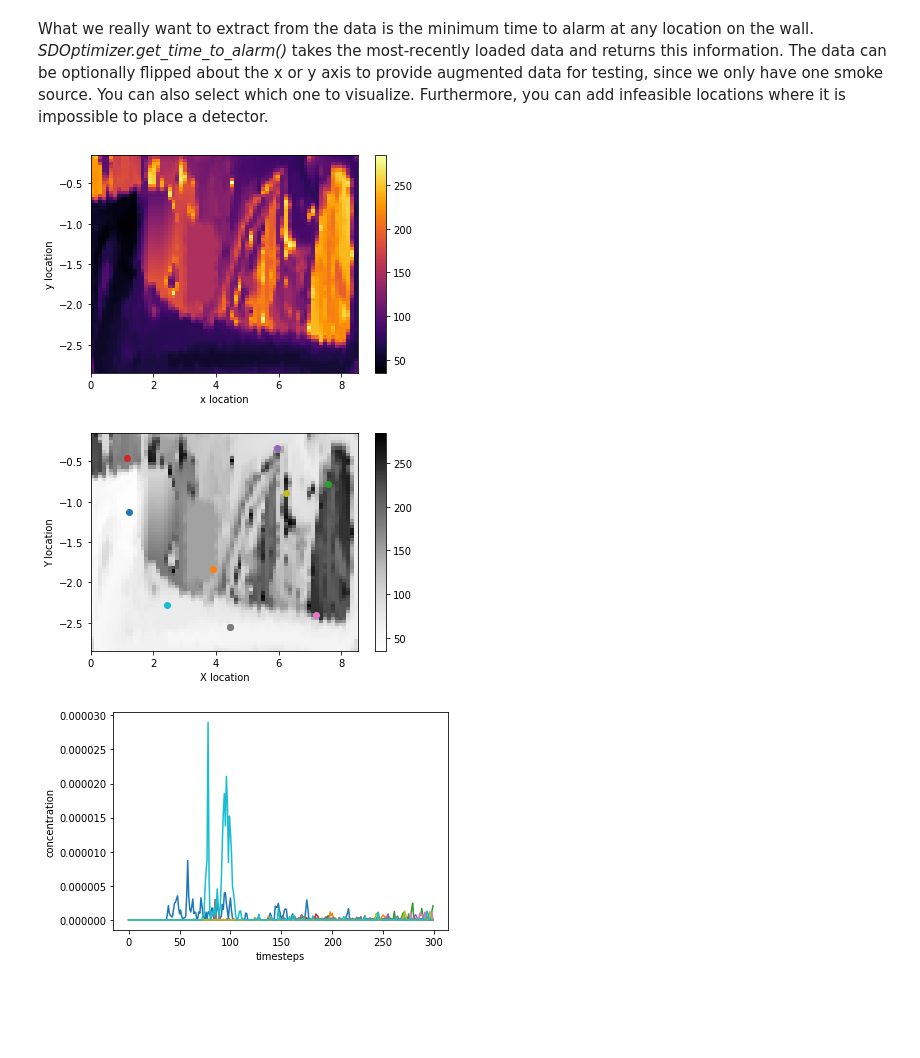
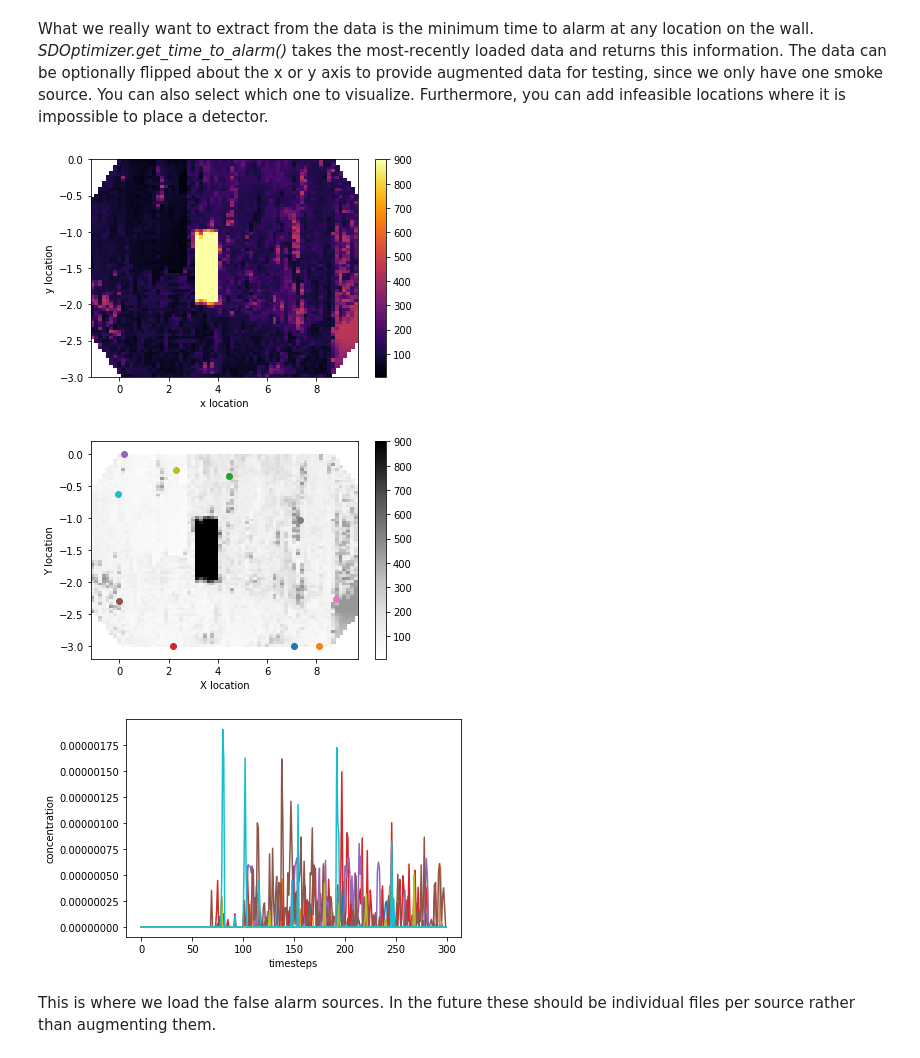
Before and after one commit to russelldj/SmokeDetectorOptimization, a Jupyter notebook: StreamlinedExperiments.ipynb, the cells around one changed output. Drawn from its saved outputs; the diff is of its cells as text; code cells hidden in the pictures; blank space fills up the shorter version.

```diff
--- a/StreamlinedExperiments.ipynb
+++ b/StreamlinedExperiments.ipynb
@@ -9,7 +9,8 @@ import matplotlib as plt
 
 #importlib.reload(SDOmodule)
 plt.rcParams["figure.figsize"] = (10, 7)
-DATA_FILE = "exportUSLab.csv"  # Points to the data Katie gave us
-DATA_DIR = "data/data 2-19-10-20200329T152004Z-001" # this data was emailed around
+SMOKE_DATA_DIR = "data/smoke_data_full3D" # this data was emailed around
+FALSE_ALARM_DATA_DIR = "data/bike_data_full3D"
+INFEASIBLE = [(3, -2, 4, -1)] # The infeasible region
 
 SDO = SDOptimizer()
@@ -18,15 +17,16 @@ SDO = SDOptimizer()
 # %% [markdown]
 What we really want to extract from the data is the minimum time to alarm at any location on the wall. _SDOptimizer.get\_time\_to\_alarm()_ takes the most-recently loaded data and returns this information. The data can be optionally flipped about the x or y axis to provide augmented data for testing, since we only have one smoke source. You can also select which one to visualize. Furthermore, you can add infeasible locations where it is impossible to place a detector.
 # %%
-SDO.load_timestep_directory(DATA_DIR)
-INFEASIBLE = [(3, -2, 4, -1)]
+SDO.load_timestep_directory(SMOKE_DATA_DIR)
 source1 = SDO.get_time_to_alarm(False, False, infeasible_locations=INFEASIBLE) # the default value of flip is false, so this is simply included for clarity
 source2 = SDO.get_time_to_alarm(True, False, infeasible_locations=INFEASIBLE) # flip about the x axis
 source3 = SDO.get_time_to_alarm(False, True, infeasible_locations=INFEASIBLE) # flip about the x axis
 source4 = SDO.get_time_to_alarm(False, False, infeasible_locations=INFEASIBLE, visualize=True) # flip about both axis
 smoke_sources = [source1, source2, source3, source4]
 # %% [output]
-[figure, old version]
+[figure, new version]
-[figure, old version]
+[figure, new version]
-[figure, old version]
+[figure, new version]
+# %% [markdown]
+This is where we load the false alarm sources. In the future these should be individual files per source rather than augmenting them.
 # %%
```
Also changed, not shown: parts of 17 cells of this notebook, 9 other files.
